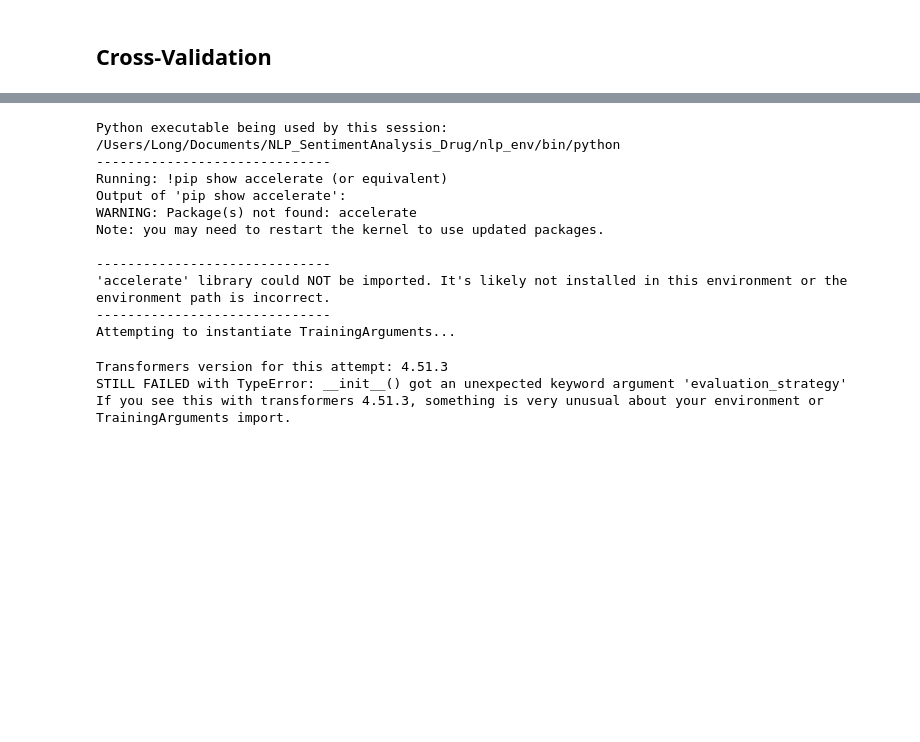
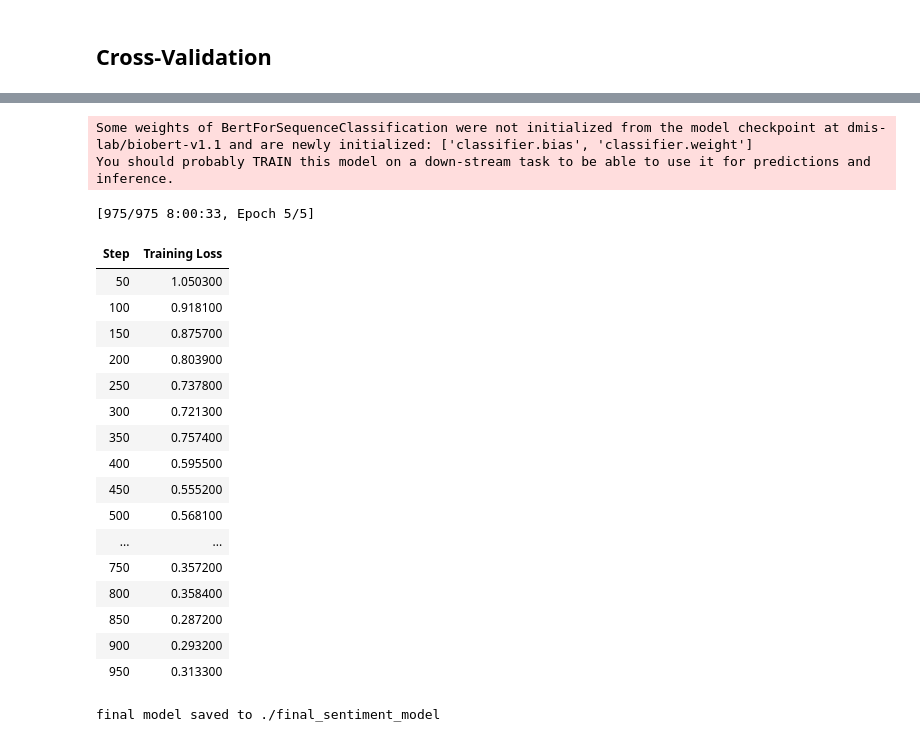
Before and after one commit to Bewwiez/NLP_SentimentAnalysis_Drug, a Jupyter notebook: Modeling.ipynb, the cells around one changed output, grey strips where cells are left out. Saved outputs shown, nothing was run; the diff lists cells and outputs as text; code cells hidden in the pictures; blank space fills up the shorter version.

```diff
--- a/Modeling.ipynb
+++ b/Modeling.ipynb
@@ -43,11 +56,12 @@ type_review = 'benefitsReview'
 # %% [markdown]
 ## Functions for modeling and tokenizing
 # %%
-tokenizer = tokenizer = AutoTokenizer.from_pretrained(model_Path)
+tokenizer = AutoTokenizer.from_pretrained(model_Path)
 def get_model():
-    return AutoModelForSequenceClassification.from_pretrained(
+    model= AutoModelForSequenceClassification.from_pretrained(
         model_Path,
         num_labels = num_unique_Labels,
         id2label = id2label,
         label2id =label2id
     )
+    return model.to(device)
@@ -54,9 +71,9 @@ def get_model():
 # %%
 def tokenize(review):
-    list_form = review.tolist()
+    list_form = review.tolist() #turns my column into a list form
     return tokenizer(
     list_form,
-    max_length=512,
+    max_length=256, #this value can be changed. I'm only using half of 512 so my simulation doesnt take longer
     truncation=True,
     padding="max_length",
     return_tensors="pt"
@@ -64,9 +81,11 @@ def tokenize(review):
 # %% [markdown]
 ### Training Arguments Setup
 # %%
+#these values can be adjusted if there is time to run more CV loops for better understanding such as more epochs changing Learning rate etc
 LR = 2e-5
-epoch_Numb = 10
-batch_size = 8
+epoch_Numb = 2
+batch_size = 16
+
 training_Args = TrainingArguments(
 output_dir=finetune_output,
 num_train_epochs=epoch_Numb,
@@ -105,8 +126,10 @@ tokenized_Benefits = tokenize(drug_train_df['benefitsReview'])
 # %% [markdown]
 ### HF Training Benefits Dataset
 # %%
+#these will be used after the CV
 drug_train_df_sentiment_Label = drug_train_df['sentiment_label']
 review_train_Dict = {"input_ids" : tokenized_Benefits['input_ids'], "token_type_ids": tokenized_Benefits['token_type_ids'],"attention_mask": tokenized_Benefits['attention_mask'], "labels": torch.tensor(drug_train_df_sentiment_Label)}
+review_train_dataset = Dataset.from_dict(review_train_Dict)
 # %% [markdown]
 ## Cross-Validation
 # %%
@@ -238,16 +253,50 @@ Training fold 1...
 # %%
+final_model = get_model().to(device)
+final_model_epochs = 5
+
+final_training_Args = TrainingArguments(
+output_dir=final_model_output,
+num_train_epochs=final_model_epochs,
+learning_rate=LR,
+per_device_train_batch_size=batch_size,
+per_device_eval_batch_size=batch_size,
+warmup_steps=100,
+weight_decay=0.01,
+logging_steps=50,
+eval_strategy= "no",
+load_best_model_at_end=False,
+save_total_limit=1,
+)
+
+final_trainer = Trainer(
+    model = final_model,
+    args = final_training_Args,
+    train_dataset = review_train_dataset,
+    tokenizer = tokenizer
+)
+
+final_trainer.train()
+final_trainer.save_model()
+print(f"final model saved to {final_model_output}")
 # %% [output]
-Python executable being used by this session: /Users/Long/Documents/NLP_SentimentAnalysis_Drug/nlp_env/bin/python
-------------------------------
-Running: !pip show accelerate (or equivalent)
-Output of 'pip show accelerate':
-WARNING: Package(s) not found: accelerate
-Note: you may need to restart the kernel to use updated packages.
-
-------------------------------
-'accelerate' library could NOT be imported. It's likely not installed in this environment or the environment path is incorrect.
-------------------------------
-Attempting to instantiate TrainingArguments...
+Some weights of BertForSequenceClassification were not initialized from the model checkpoint at dmis-lab/biobert-v1.1 and are newly initialized: ['classifier.bias', 'classifier.weight']
+You should probably TRAIN this model on a down-stream task to be able to use it for predictions and inference.
-Transformers version for this attempt: 4.51.3
-STILL FAILED with TypeError: __init__() got an unexpected keyword argument 'evaluation_strategy'
-If you see this with transformers 4.51.3, something is very unusual about your environment or TrainingArguments import.
+[975/975 8:00:33, Epoch 5/5]
+| Step | Training Loss |
+| 50 | 1.050300 |
+| 100 | 0.918100 |
+| 150 | 0.875700 |
+| 200 | 0.803900 |
+| 250 | 0.737800 |
+| 300 | 0.721300 |
+| 350 | 0.757400 |
+| 400 | 0.595500 |
+| 450 | 0.555200 |
+| 500 | 0.568100 |
+| ... | ... |
+| 750 | 0.357200 |
+| 800 | 0.358400 |
+| 850 | 0.287200 |
+| 900 | 0.293200 |
+| 950 | 0.313300 |
+final model saved to ./final_sentiment_model
```
Also changed, not shown: parts of 13 cells of this notebook, 1 other file.
